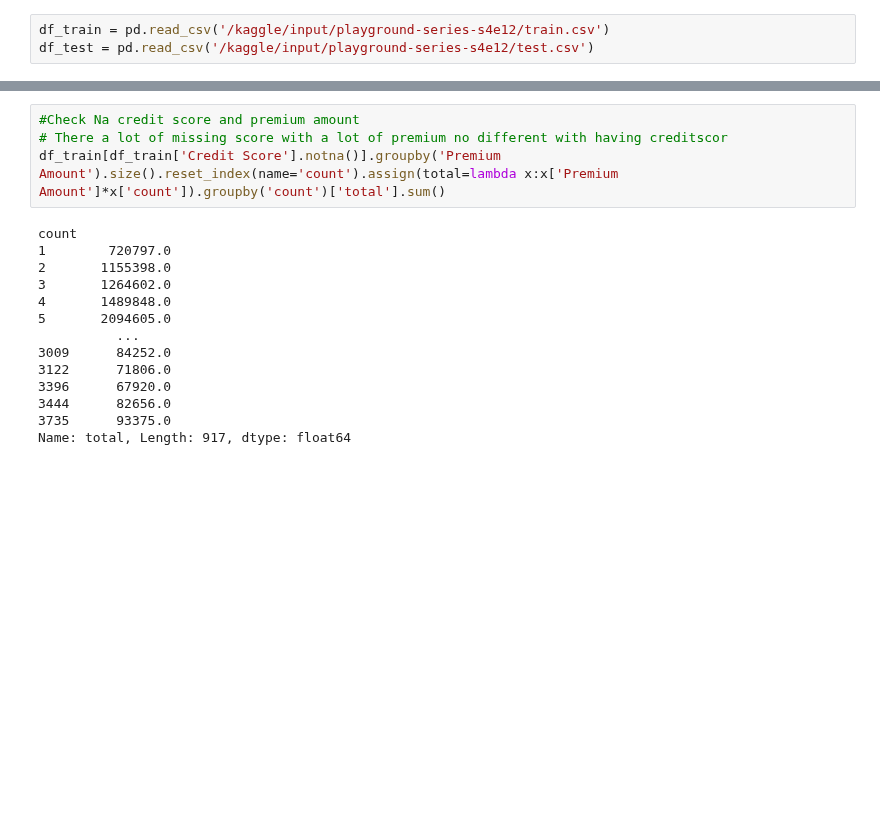
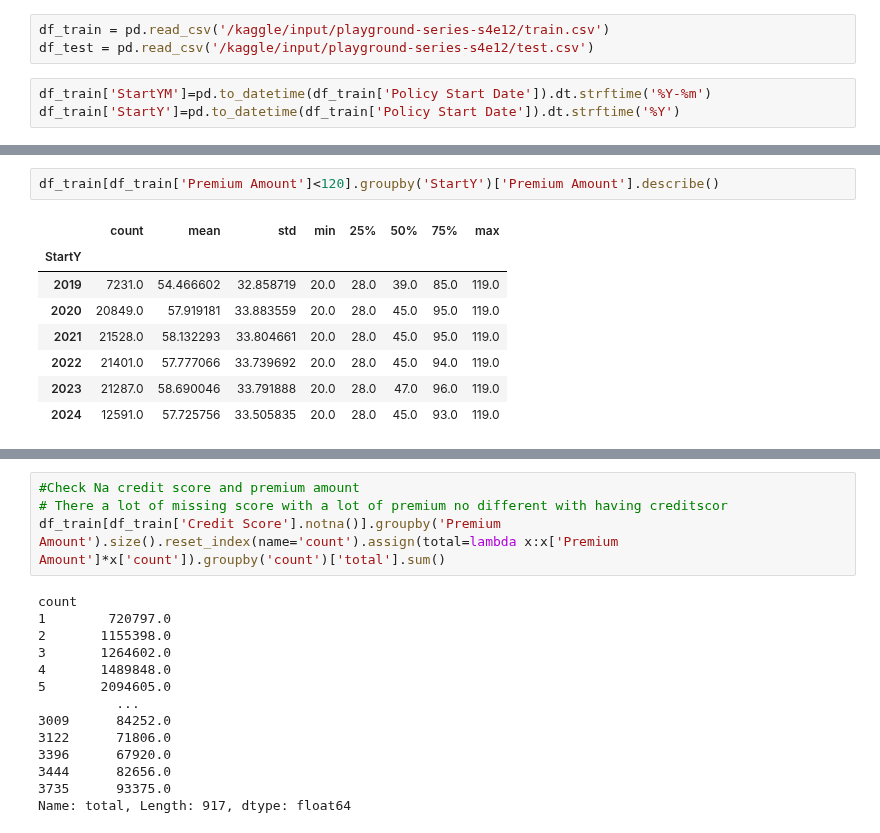
Before and after one commit to warut/kaggle, a Jupyter notebook: regressionInsurance.ipynb, the cells around one changed output, grey strips where cells are left out. Drawn from its saved outputs; the diff is of its cells as text; blank space fills up the shorter version.

```diff
--- a/regressionInsurance.ipynb
+++ b/regressionInsurance.ipynb
@@ -30,3 +51,6 @@ import seaborn as sns
 # %%
 df_train = pd.read_csv('/kaggle/input/playground-series-s4e12/train.csv')
 df_test = pd.read_csv('/kaggle/input/playground-series-s4e12/test.csv')
+# %%
+df_train['StartYM']=pd.to_datetime(df_train['Policy Start Date']).dt.strftime('%Y-%m')
+df_train['StartY']=pd.to_datetime(df_train['Policy Start Date']).dt.strftime('%Y')
@@ -32,0 +83,11 @@ df_test = pd.read_csv('/kaggle/input/playground-series-s4e12/test.csv')
+# %%
+df_train[df_train['Premium Amount']<120].groupby('StartY')['Premium Amount'].describe()
+# %% [output]
+|  | count | mean | std | min | 25% | 50% | 75% | max |
+| StartY |  |  |  |  |  |  |  |  |
+| 2019 | 7231.0 | 54.466602 | 32.858719 | 20.0 | 28.0 | 39.0 | 85.0 | 119.0 |
+| 2020 | 20849.0 | 57.919181 | 33.883559 | 20.0 | 28.0 | 45.0 | 95.0 | 119.0 |
+| 2021 | 21528.0 | 58.132293 | 33.804661 | 20.0 | 28.0 | 45.0 | 95.0 | 119.0 |
+| 2022 | 21401.0 | 57.777066 | 33.739692 | 20.0 | 28.0 | 45.0 | 94.0 | 119.0 |
+| 2023 | 21287.0 | 58.690046 | 33.791888 | 20.0 | 28.0 | 47.0 | 96.0 | 119.0 |
+| 2024 | 12591.0 | 57.725756 | 33.505835 | 20.0 | 28.0 | 45.0 | 93.0 | 119.0 |
```
Also changed, not shown: parts of 69 cells of this notebook.
